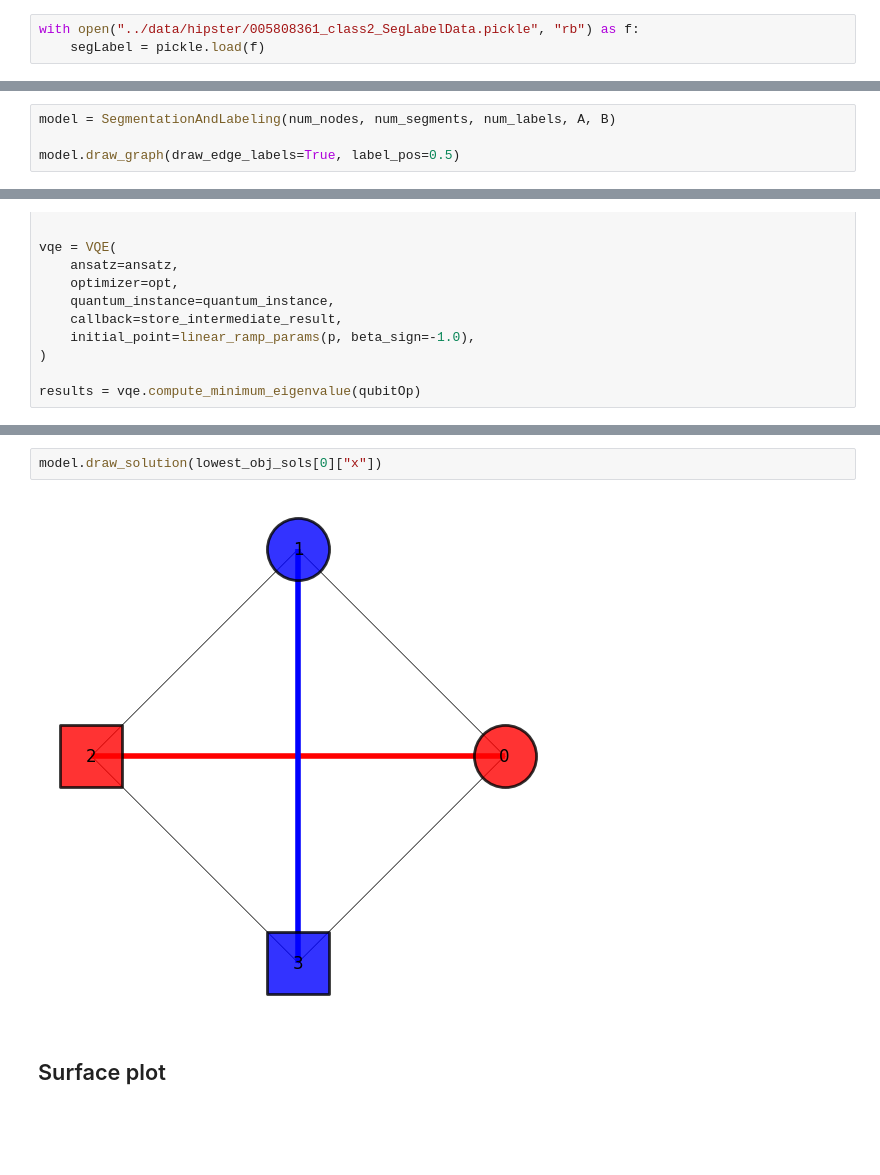
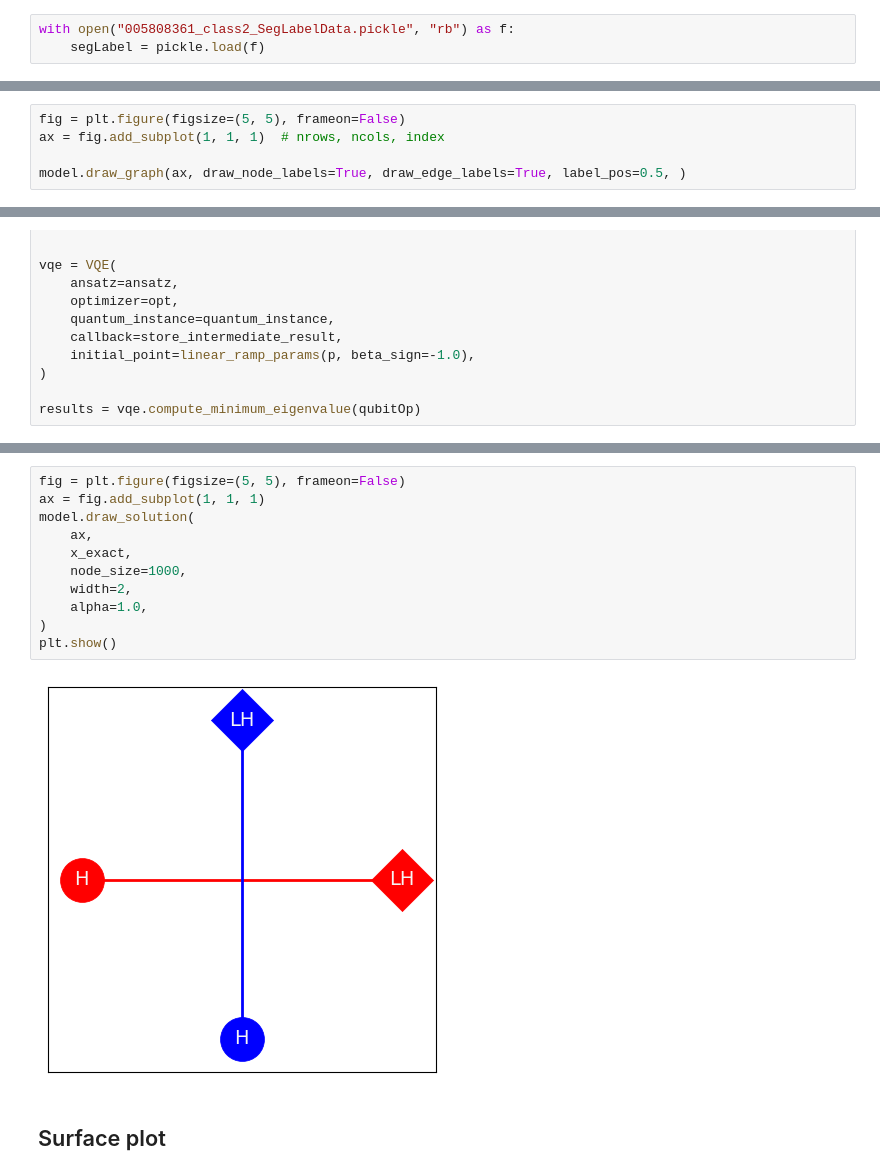
Before and after one commit to DmitriiNabok/SegLabel, a Jupyter notebook: examples/SLP-QAOA-hip-qiskit.ipynb, the cells around one changed output, grey strips where cells are left out. Drawn from its saved outputs; the diff is of its cells as text; blank space fills up the shorter version.

```diff
--- a/examples/SLP-QAOA-hip-qiskit.ipynb
+++ b/examples/SLP-QAOA-hip-qiskit.ipynb
@@ -29,5 +28,5 @@ from qiskit.utils import QuantumInstance
 # %% [markdown]
 ## Model
 # %%
-with open("../data/hipster/005808361_class2_SegLabelData.pickle", "rb") as f:
+with open("005808361_class2_SegLabelData.pickle", "rb") as f:
     segLabel = pickle.load(f)
@@ -48,5 +75,6 @@ B = segLabel.betas.copy()
 # %%
-model = SegmentationAndLabeling(num_nodes, num_segments, num_labels, A, B)
+fig = plt.figure(figsize=(5, 5), frameon=False)
+ax = fig.add_subplot(1, 1, 1)  # nrows, ncols, index
 
-model.draw_graph(draw_edge_labels=True, label_pos=0.5)
+model.draw_graph(ax, draw_node_labels=True, draw_edge_labels=True, label_pos=0.5, )
 # %% [output]
@@ -254,7 +306,16 @@ for s in lowest_obj_sols[:8]:
 # %%
-model.draw_solution(lowest_obj_sols[0]["x"])
+fig = plt.figure(figsize=(5, 5), frameon=False)
+ax = fig.add_subplot(1, 1, 1)
+model.draw_solution(
+    ax,
+    x_exact,
+    node_size=1000,
+    width=2,
+    alpha=1.0,
+)
+plt.show()
 # %% [output]
-[figure, old version]
+[figure, new version]
 # %% [markdown]
 ## Surface plot
 # %%
```
Also changed, not shown: parts of 14 cells of this notebook, 13 other files.
